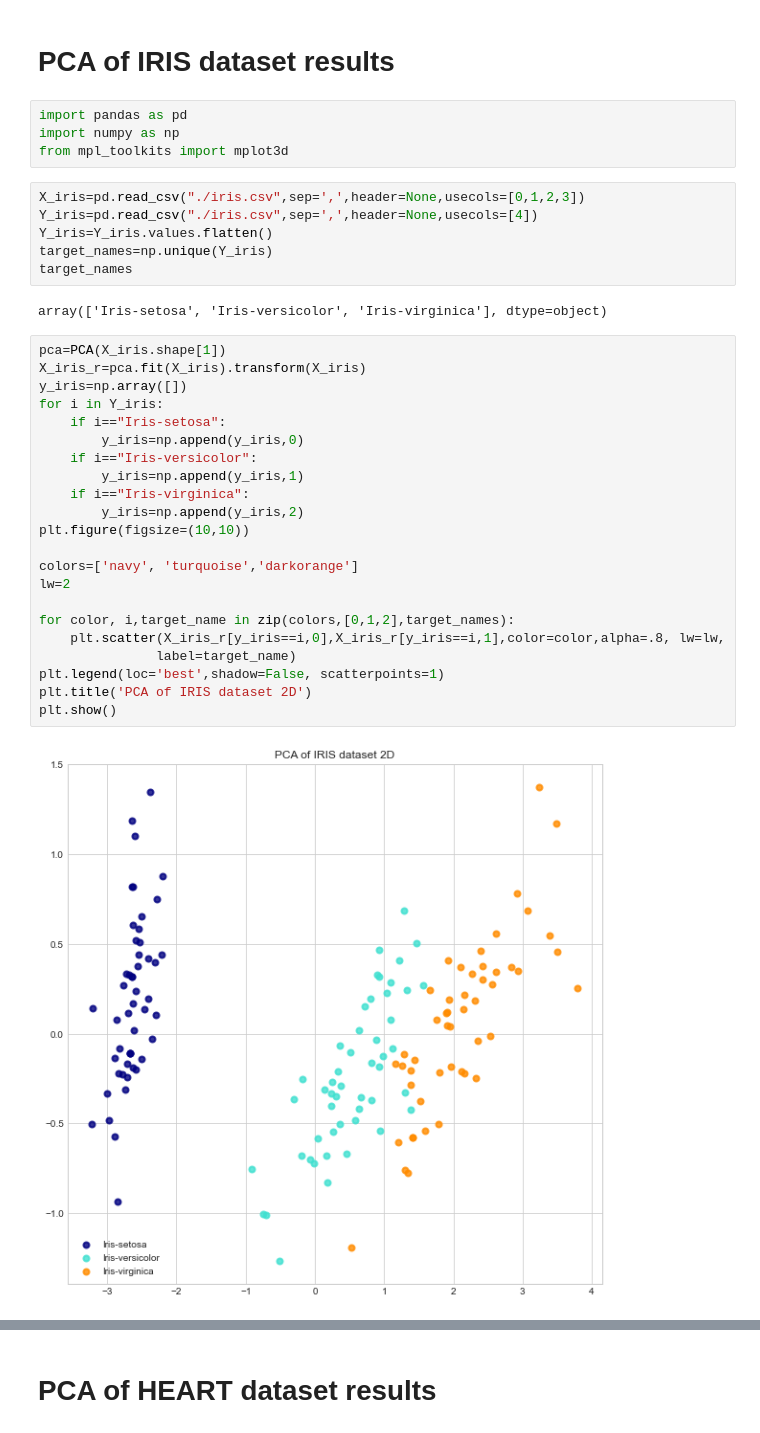
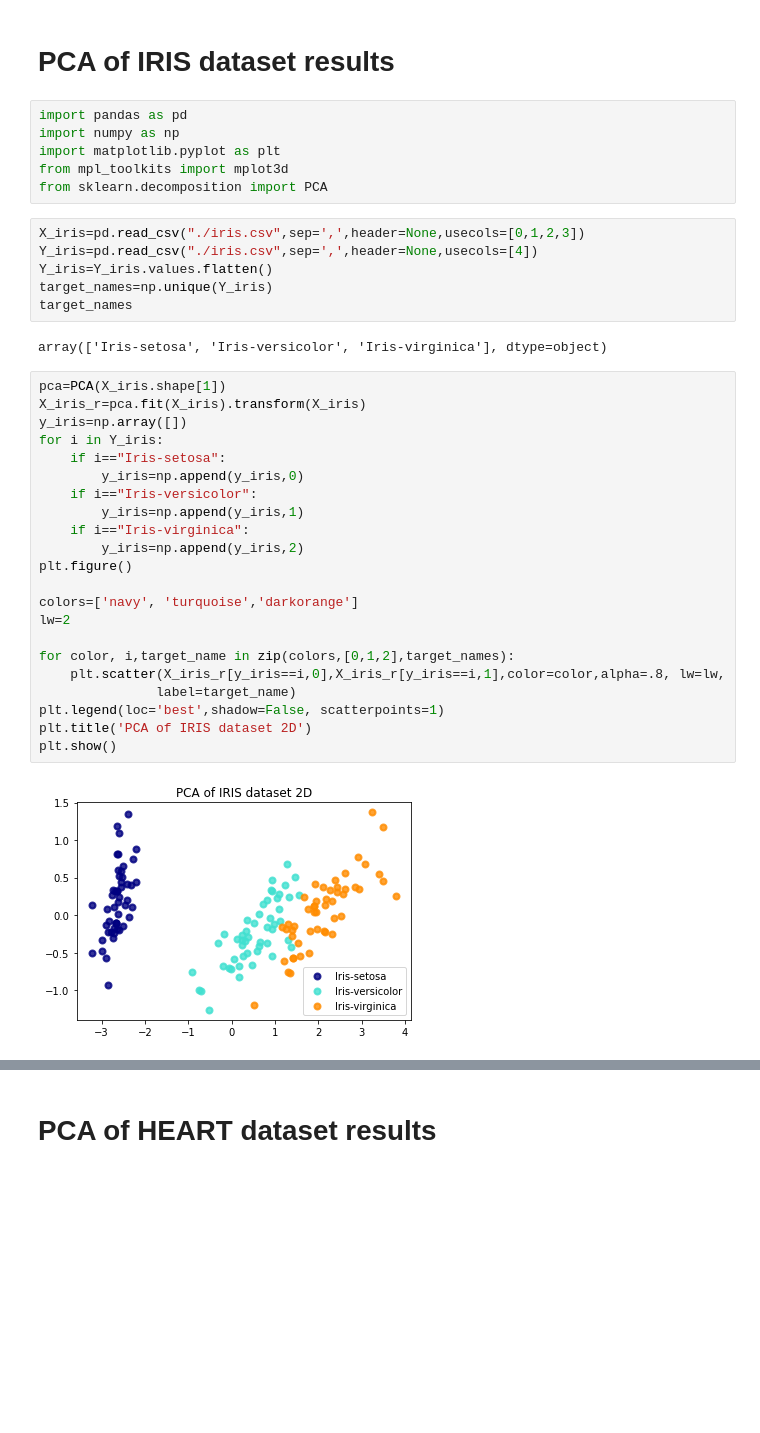
Before and after one commit to ElhNour/Partitioning_Clustering_using_PSO_metaheuristic, a Jupyter notebook: notebooks/Clustering_metaheuristic_results_PCA.ipynb, the cells around one changed output, grey strips where cells are left out. Cells and saved outputs as stored; diff of their text form; blank space fills up the shorter version.

```diff
--- a/notebooks/Clustering_metaheuristic_results_PCA.ipynb
+++ b/notebooks/Clustering_metaheuristic_results_PCA.ipynb
@@ -3,7 +3,9 @@
 # %%
 import pandas as pd
 import numpy as np
+import matplotlib.pyplot as plt
 from mpl_toolkits import mplot3d
+from sklearn.decomposition import PCA
 # %%
 X_iris=pd.read_csv("./iris.csv",sep=',',header=None,usecols=[0,1,2,3])
 Y_iris=pd.read_csv("./iris.csv",sep=',',header=None,usecols=[4])
@@ -15,24 +17,24 @@ array(['Iris-setosa', 'Iris-versicolor', 'Iris-virginica'], dtype=object)
 # %%
 pca=PCA(X_iris.shape[1])
 X_iris_r=pca.fit(X_iris).transform(X_iris)
 y_iris=np.array([])
 for i in Y_iris:
     if i=="Iris-setosa":
         y_iris=np.append(y_iris,0)
     if i=="Iris-versicolor":
         y_iris=np.append(y_iris,1)
     if i=="Iris-virginica":
         y_iris=np.append(y_iris,2)
-plt.figure(figsize=(10,10))
+plt.figure()
 
 colors=['navy', 'turquoise','darkorange']
 lw=2
 
 for color, i,target_name in zip(colors,[0,1,2],target_names):
     plt.scatter(X_iris_r[y_iris==i,0],X_iris_r[y_iris==i,1],color=color,alpha=.8, lw=lw,
                label=target_name)
 plt.legend(loc='best',shadow=False, scatterpoints=1)
 plt.title('PCA of IRIS dataset 2D')
 plt.show()
 # %% [output]
-[figure, old version]
+[figure, new version]
```
Also changed, not shown: parts of 3 cells of this notebook.
